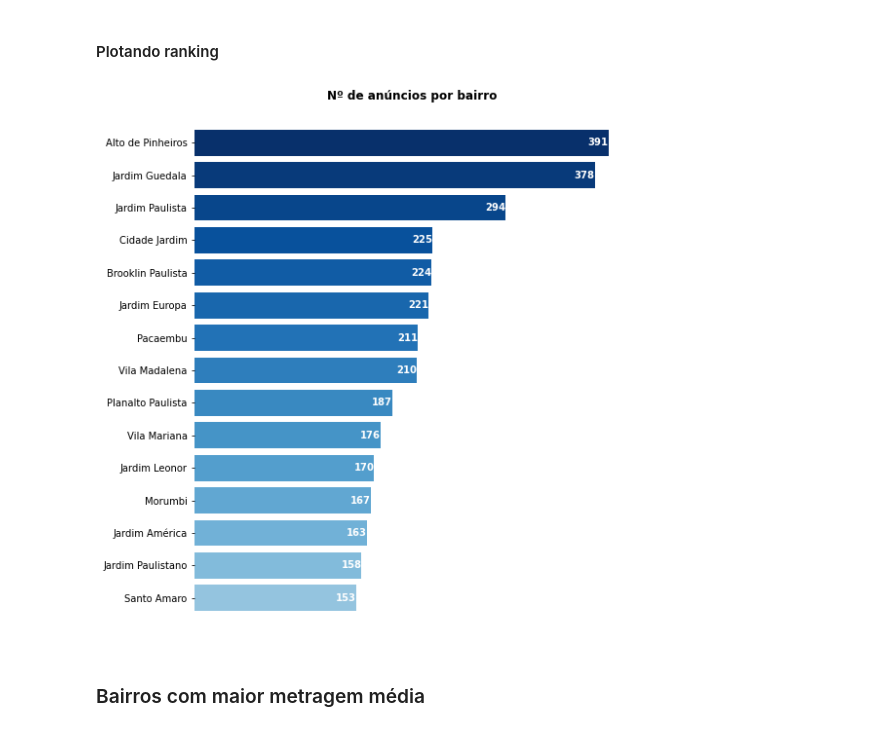
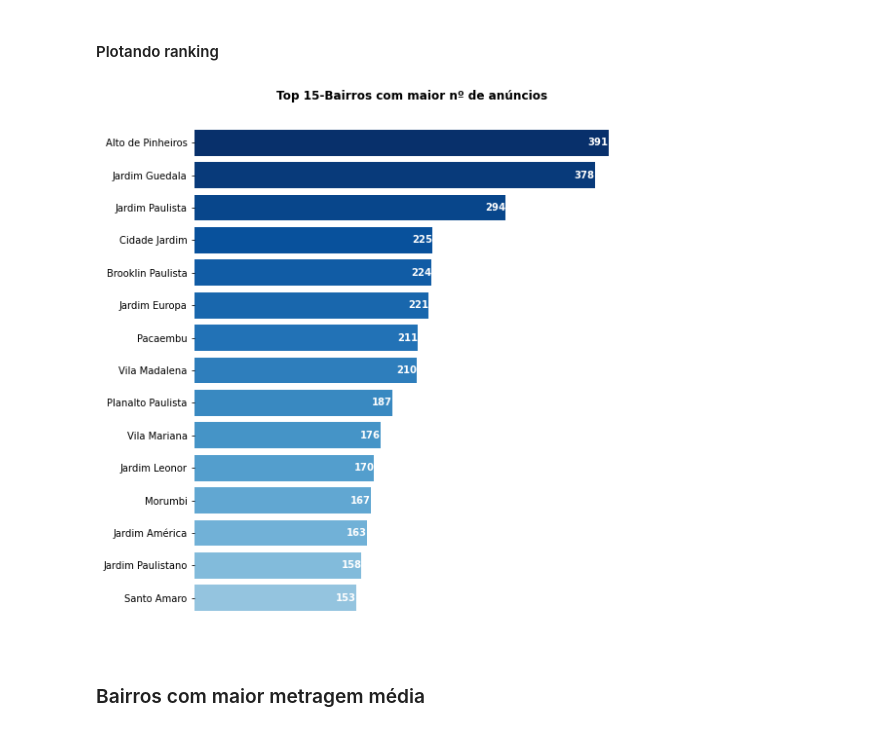
Before and after one commit to luizaires/Analise-de-dados-de-imoveis, a Jupyter notebook: Analise-de-dados-de-venda-de-imoveis.ipynb, the cells around one changed output. Saved outputs shown, nothing was run; the diff lists cells and outputs as text; code cells hidden in the pictures.

Commit message:
Add new plots

```diff
--- a/Analise-de-dados-de-venda-de-imoveis.ipynb
+++ b/Analise-de-dados-de-venda-de-imoveis.ipynb
@@ -263,9 +263,9 @@ top15_anuncios
 # %% [markdown]
 #### Plotando ranking
 # %%
-barhplot(y = 'Nº de anúncios', data = top15_anuncios, palette = 'Blues', title = 'Nº de anúncios por bairro')
+barhplot(y = 'Nº de anúncios', data = top15_anuncios, palette = 'Blues', title = 'Top 15-Bairros com maior nº de anúncios')
 # %% [output]
-[figure, old version]
+[figure, new version]
 # %% [markdown]
 ### Bairros com maior metragem média
 # %% [markdown]
```
Also changed, not shown: parts of 16 cells of this notebook.
